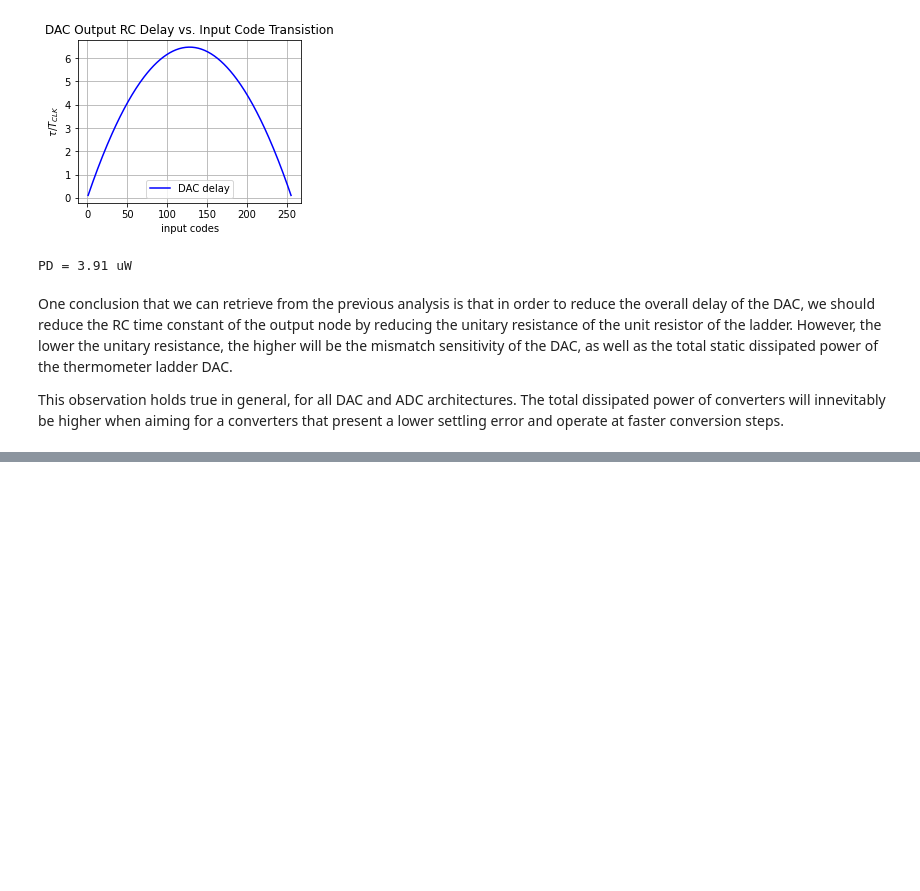
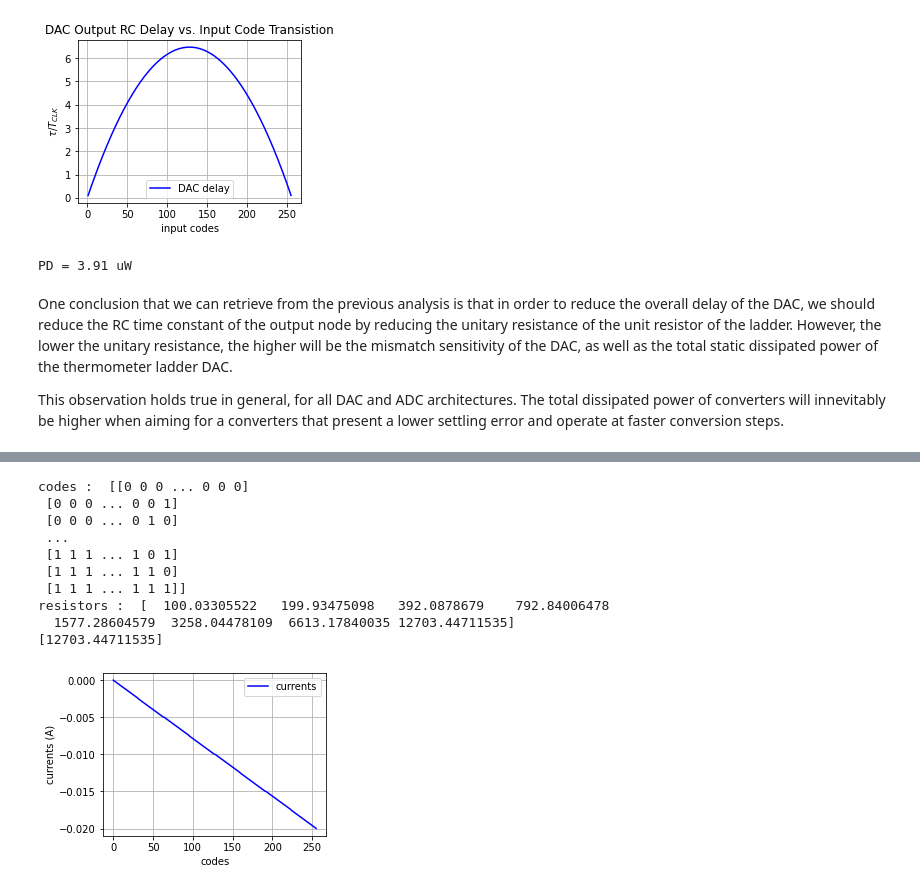
Before and after one commit to das-dias/signal-converters-notebooks, a Jupyter notebook: practical_classes/practical_class_5.ipynb, the cells around one changed output, grey strips where cells are left out. Drawn from its saved outputs; the diff is of its cells as text; code cells hidden in the pictures; blank space fills up the shorter version.

```diff
--- a/practical_classes/practical_class_5.ipynb
+++ b/practical_classes/practical_class_5.ipynb
@@ -237,0 +297,45 @@ This observation holds true in general, for all DAC and ADC architectures. The t
+# %%
+# convert the codes from decimal to binary,
+# and get the indexes of the resistor
+# conducting the current
+codes = np.arange(2**nbits)
+incodes_bin = dec2bin(codes, nbits)
+print("codes : ", incodes_bin)
+print("resistors : ", R)
+"""
+The Most Significant Bit (MSB) is associated with the smallest resistor
+of the array in the DAC ( the unit resistor Ru ). This makes sense for
+a very simple reason: the MSB is associated with the highest voltage change in the
+DAC, and consequently it has to be associated with the highest change in the current
+flowing through the feedback resistor - which is true, once the lowest resistor of the DAC array
+will be the one generating the highest current.
+"""
+
+# get transconductances
+G = np.array([1/r for r in R])
+# for each code, compute the output voltage
+print(R[incodes_bin[1] == 1])
+currents = np.array([
+    vref*np.sum(G[icodes == 1]) for icodes in incodes_bin
+])
+# plot currents vs. codes
+fig, ax = plt.subplots(1,1, figsize=(4,3))
+ax.plot(codes, currents, 'b', label='currents')
+ax.set_xlabel('codes')
+ax.set_ylabel('currents (A)')
+ax.grid()
+ax.legend()
+
+vout_nonideal = -currents*rf
+# %% [output]
+codes :  [[0 0 0 ... 0 0 0]
+ [0 0 0 ... 0 0 1]
+ [0 0 0 ... 0 1 0]
+ ...
+ [1 1 1 ... 1 0 1]
+ [1 1 1 ... 1 1 0]
+ [1 1 1 ... 1 1 1]]
+resistors :  [  100.03305522   199.93475098   392.0878679    792.84006478
+  1577.28604579  3258.04478109  6613.17840035 12703.44711535]
+[12703.44711535]
+[figure, added]
```
Also changed, not shown: parts of 12 cells of this notebook.
